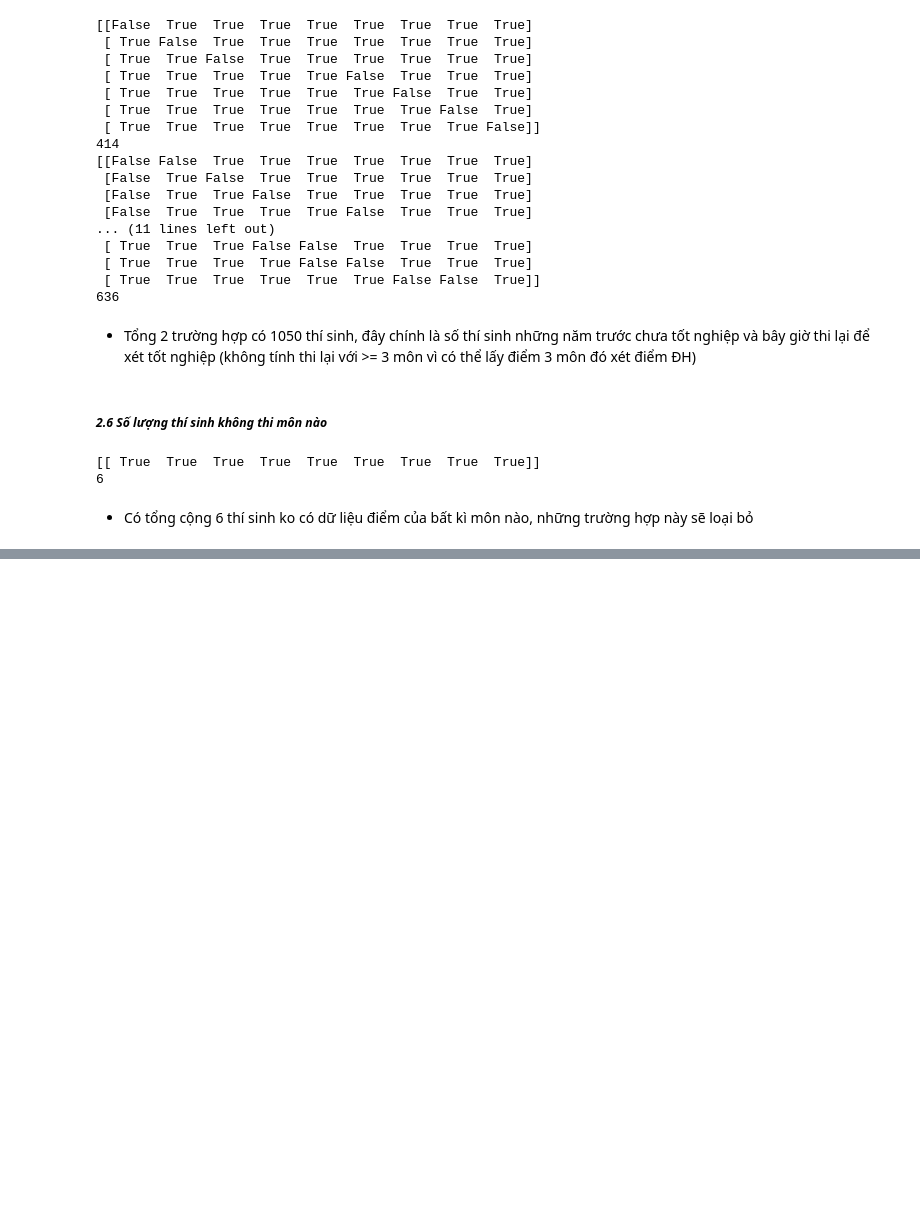
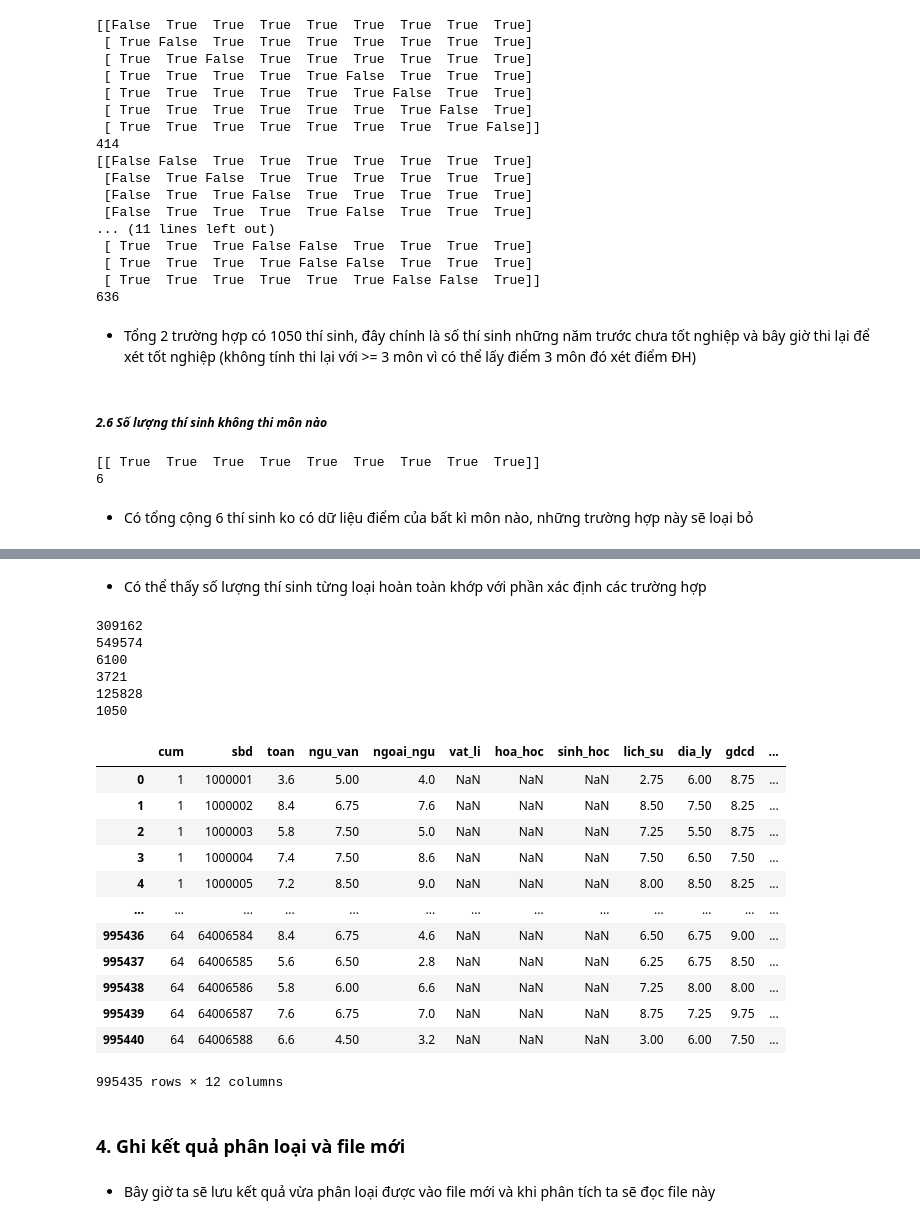
Before and after one commit to ntp-shin/Introduction_to_Data_Science, a Jupyter notebook: 0_Preprocessing.ipynb, the cells around one changed output, grey strips where cells are left out. Saved outputs shown, nothing was run; the diff lists cells and outputs as text; code cells hidden in the pictures; blank space fills up the shorter version.

Commit message:
2.3 Preprocessing Data: Tao cot phan_loai va ghi vao file moi

```diff
--- a/0_Preprocessing.ipynb
+++ b/0_Preprocessing.ipynb
@@ -251,11 +250,0 @@ print(np.sum(isNan_counts[np.sum(isNan_score, axis=1) == 9]))
-# %%
-science = 'science'
-social = 'social'
-retest = 'retest'
-# point vat_li >= 0  or hoa_hoc >= 0 or sinh_hoc >= 0 => science
-# point dia_li >= 0  or su >= 0 or dia_lich >= 0 = > social
-# Else => NaN
-
-df['khoi'] = df.apply(lambda row: science if (row['vat_li'] >= 0 or row['hoa_hoc'] >= 0 or row['sinh_hoc'] >= 0) \
-                            else social if (row['dia_ly'] >= 0 or row['lich_su'] >= 0 or row['gdcd'] >= 0) \
-                            else retest, axis=1)
@@ -346,0 +260,48 @@ for sv in pf_retest['sbd']:
+# %%
+df = df.drop(np.where(np.sum(np.isnan(df.loc[:, 'toan':]), axis=1) == 9)[0])
+isnan_df = np.isnan(df.loc[:, 'toan':])
+x_subject = lambda x : np.sum(np.isnan(df.loc[:, 'toan':]), axis=1) == x
+classify_col = np.full(df.shape[0], '', dtype='<U9')
+
+classify_col[x_subject(3) * np.isnan(df['lich_su'])] = 'THPT_KHTN'
+classify_col[x_subject(3) * np.isnan(df['vat_li'])] = 'THPT_KHXH'
+classify_col[inNd(isnan_df, Giao_duc_thuong_xuyen) * np.isnan(df['lich_su'])] = 'GDTX_KHTN'
+classify_col[inNd(isnan_df, Giao_duc_thuong_xuyen) * np.isnan(df['vat_li'])] = 'GDTX_KHXH'
+classify_col[x_subject(6) + x_subject(5) + (x_subject(4) * (~inNd(isnan_df, Giao_duc_thuong_xuyen)))] = 'DH_RETEST'
+classify_col[x_subject(8) + x_subject(7)] = 'TH_RETEST'
+
+df['phan_loai'] = classify_col
+# %% [markdown]
+- Có thể thấy số lượng thí sinh từng loại hoàn toàn khớp với phần xác định các trường hợp
+# %%
+print(np.sum(df['phan_loai'] == 'THPT_KHTN'))
+print(np.sum(df['phan_loai'] == 'THPT_KHXH'))
+print(np.sum(df['phan_loai'] == 'GDTX_KHTN'))
+print(np.sum(df['phan_loai'] == 'GDTX_KHXH'))
+print(np.sum(df['phan_loai'] == 'DH_RETEST'))
+print(np.sum(df['phan_loai'] == 'TH_RETEST'))
+df
+# %% [output]
+309162
+549574
+6100
+3721
+125828
+1050
+|  | cum | sbd | toan | ngu_van | ngoai_ngu | vat_li | hoa_hoc | sinh_hoc | lich_su | dia_ly | gdcd | ... |
+| 0 | 1 | 1000001 | 3.6 | 5.00 | 4.0 | NaN | NaN | NaN | 2.75 | 6.00 | 8.75 | ... |
+| 1 | 1 | 1000002 | 8.4 | 6.75 | 7.6 | NaN | NaN | NaN | 8.50 | 7.50 | 8.25 | ... |
+| 2 | 1 | 1000003 | 5.8 | 7.50 | 5.0 | NaN | NaN | NaN | 7.25 | 5.50 | 8.75 | ... |
+| 3 | 1 | 1000004 | 7.4 | 7.50 | 8.6 | NaN | NaN | NaN | 7.50 | 6.50 | 7.50 | ... |
+| 4 | 1 | 1000005 | 7.2 | 8.50 | 9.0 | NaN | NaN | NaN | 8.00 | 8.50 | 8.25 | ... |
+| ... | ... | ... | ... | ... | ... | ... | ... | ... | ... | ... | ... | ... |
+| 995436 | 64 | 64006584 | 8.4 | 6.75 | 4.6 | NaN | NaN | NaN | 6.50 | 6.75 | 9.00 | ... |
+| 995437 | 64 | 64006585 | 5.6 | 6.50 | 2.8 | NaN | NaN | NaN | 6.25 | 6.75 | 8.50 | ... |
+| 995438 | 64 | 64006586 | 5.8 | 6.00 | 6.6 | NaN | NaN | NaN | 7.25 | 8.00 | 8.00 | ... |
+| 995439 | 64 | 64006587 | 7.6 | 6.75 | 7.0 | NaN | NaN | NaN | 8.75 | 7.25 | 9.75 | ... |
+| 995440 | 64 | 64006588 | 6.6 | 4.50 | 3.2 | NaN | NaN | NaN | 3.00 | 6.00 | 7.50 | ... |
+995435 rows × 12 columns
+# %% [markdown]
+### **4. Ghi kết quả phân loại và file mới**
+# %% [markdown]
+- Bây giờ ta sẽ lưu kết quả vừa phân loại được vào file mới và khi phân tích ta sẽ đọc file này
```
Also changed, not shown: parts of 10 cells of this notebook, 1 other file.
